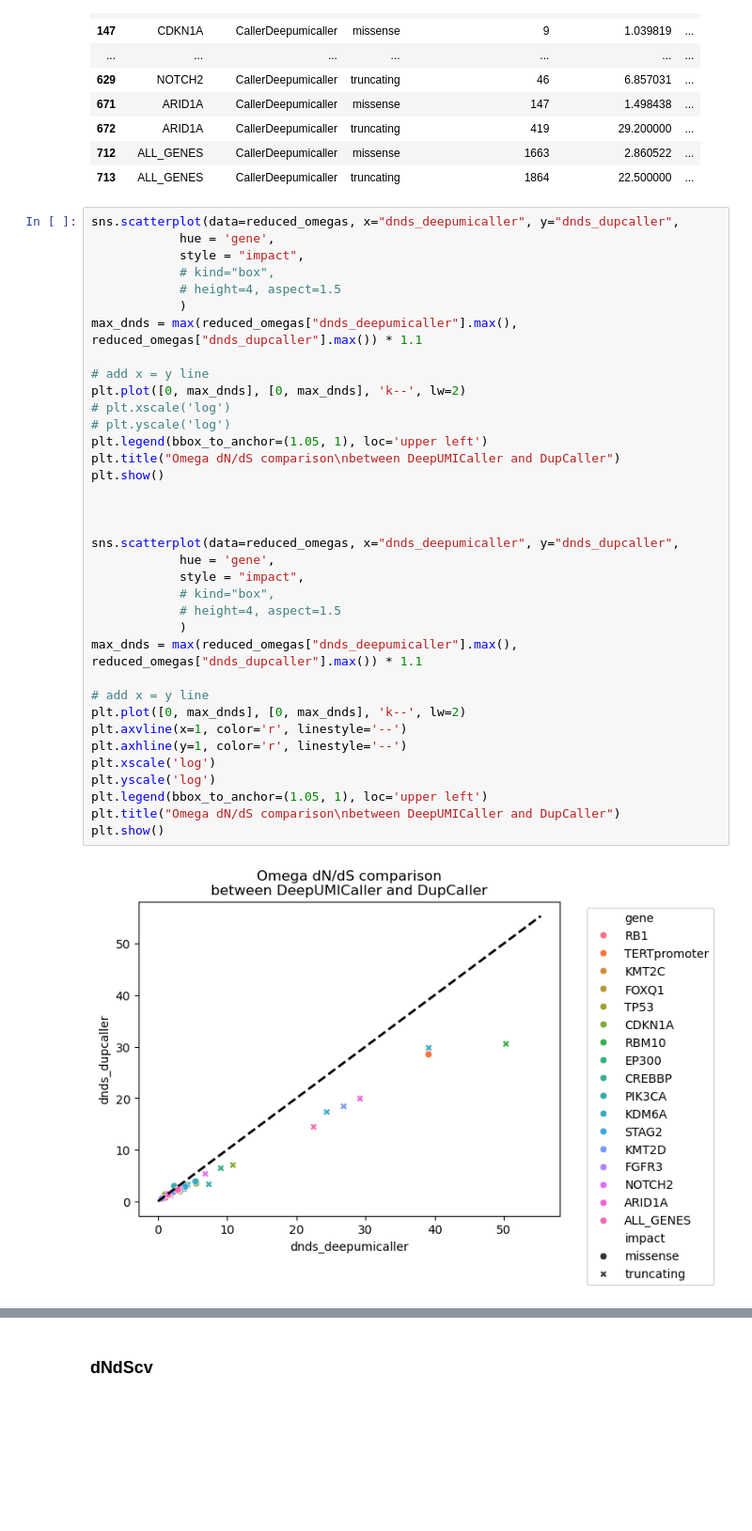
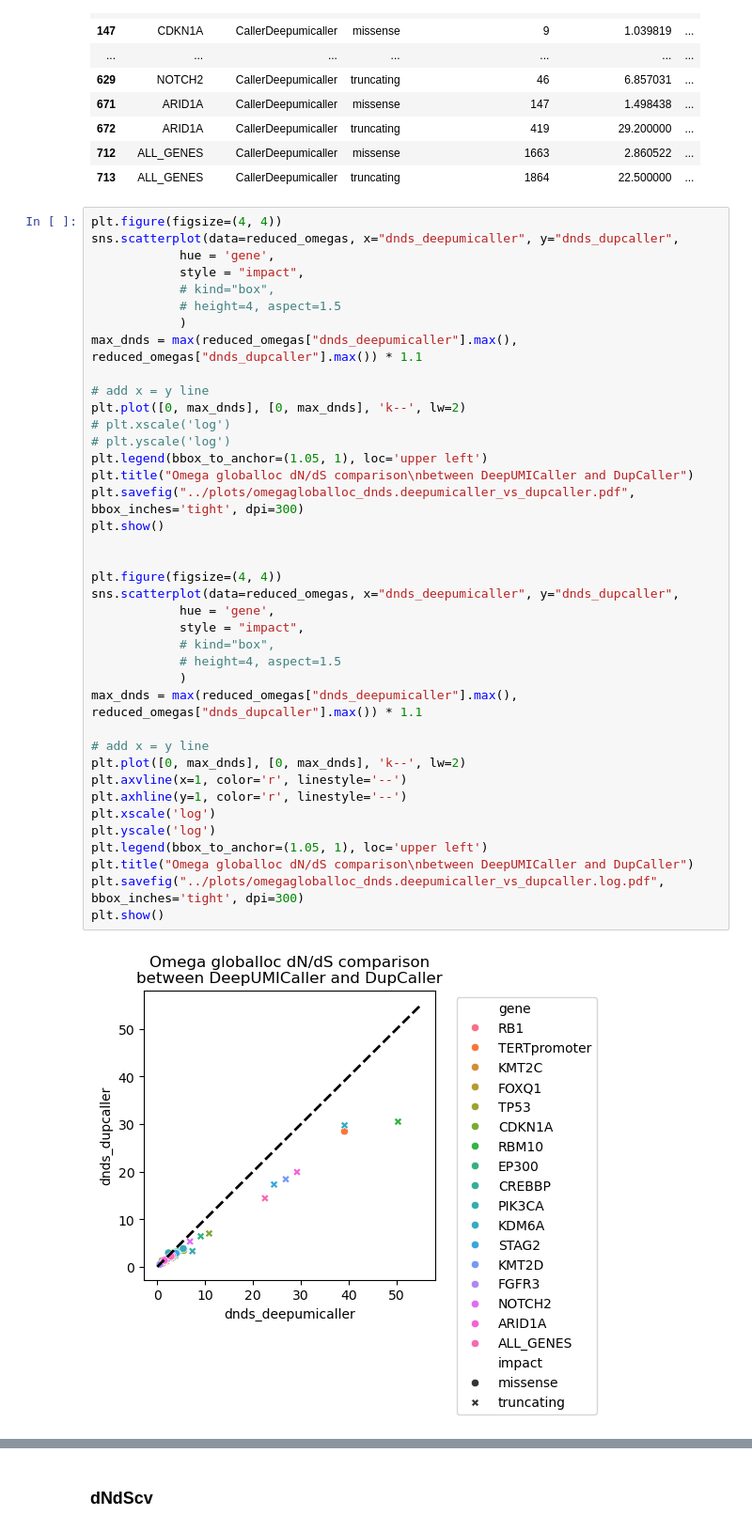
Before and after one commit to bbglab/DeepClone_protocol, a Jupyter notebook: supplementary/extended3/scripts/comparedNdS_updated.ipynb, the cells around one changed output, grey strips where cells are left out. Shown at 94% size. Drawn from its saved outputs; the diff is of its cells as text; blank space fills up the shorter version.

Commit message:
update all indel comparisons

```diff
--- a/supplementary/extended3/scripts/comparedNdS_updated.ipynb
+++ b/supplementary/extended3/scripts/comparedNdS_updated.ipynb
@@ -130,40 +140,43 @@ reduced_omegas
 | 712 | ALL_GENES | CallerDeepumicaller | missense | 1663 | 2.860522 | ... |
 | 713 | ALL_GENES | CallerDeepumicaller | truncating | 1864 | 22.500000 | ... |
 # %%
+plt.figure(figsize=(4, 4))
 sns.scatterplot(data=reduced_omegas, x="dnds_deepumicaller", y="dnds_dupcaller",
             hue = 'gene',
             style = "impact",
             # kind="box",
             # height=4, aspect=1.5
             )
 max_dnds = max(reduced_omegas["dnds_deepumicaller"].max(), reduced_omegas["dnds_dupcaller"].max()) * 1.1
 
 # add x = y line
 plt.plot([0, max_dnds], [0, max_dnds], 'k--', lw=2)
 # plt.xscale('log')
 # plt.yscale('log')
 plt.legend(bbox_to_anchor=(1.05, 1), loc='upper left')
-plt.title("Omega dN/dS comparison\nbetween DeepUMICaller and DupCaller")
+plt.title("Omega globalloc dN/dS comparison\nbetween DeepUMICaller and DupCaller")
+plt.savefig("../plots/omegagloballoc_dnds.deepumicaller_vs_dupcaller.pdf", bbox_inches='tight', dpi=300)
 plt.show()
 
 
-
+plt.figure(figsize=(4, 4))
 sns.scatterplot(data=reduced_omegas, x="dnds_deepumicaller", y="dnds_dupcaller",
             hue = 'gene',
             style = "impact",
             # kind="box",
             # height=4, aspect=1.5
             )
 max_dnds = max(reduced_omegas["dnds_deepumicaller"].max(), reduced_omegas["dnds_dupcaller"].max()) * 1.1
 
 # add x = y line
 plt.plot([0, max_dnds], [0, max_dnds], 'k--', lw=2)
 plt.axvline(x=1, color='r', linestyle='--')
 plt.axhline(y=1, color='r', linestyle='--')
 plt.xscale('log')
 plt.yscale('log')
 plt.legend(bbox_to_anchor=(1.05, 1), loc='upper left')
-plt.title("Omega dN/dS comparison\nbetween DeepUMICaller and DupCaller")
+plt.title("Omega globalloc dN/dS comparison\nbetween DeepUMICaller and DupCaller")
+plt.savefig("../plots/omegagloballoc_dnds.deepumicaller_vs_dupcaller.log.pdf", bbox_inches='tight', dpi=300)
 plt.show()
 # %% [output]
-[figure, old version]
+[figure, new version]
```
Also changed, not shown: parts of 26 cells of this notebook, 10 other files.
